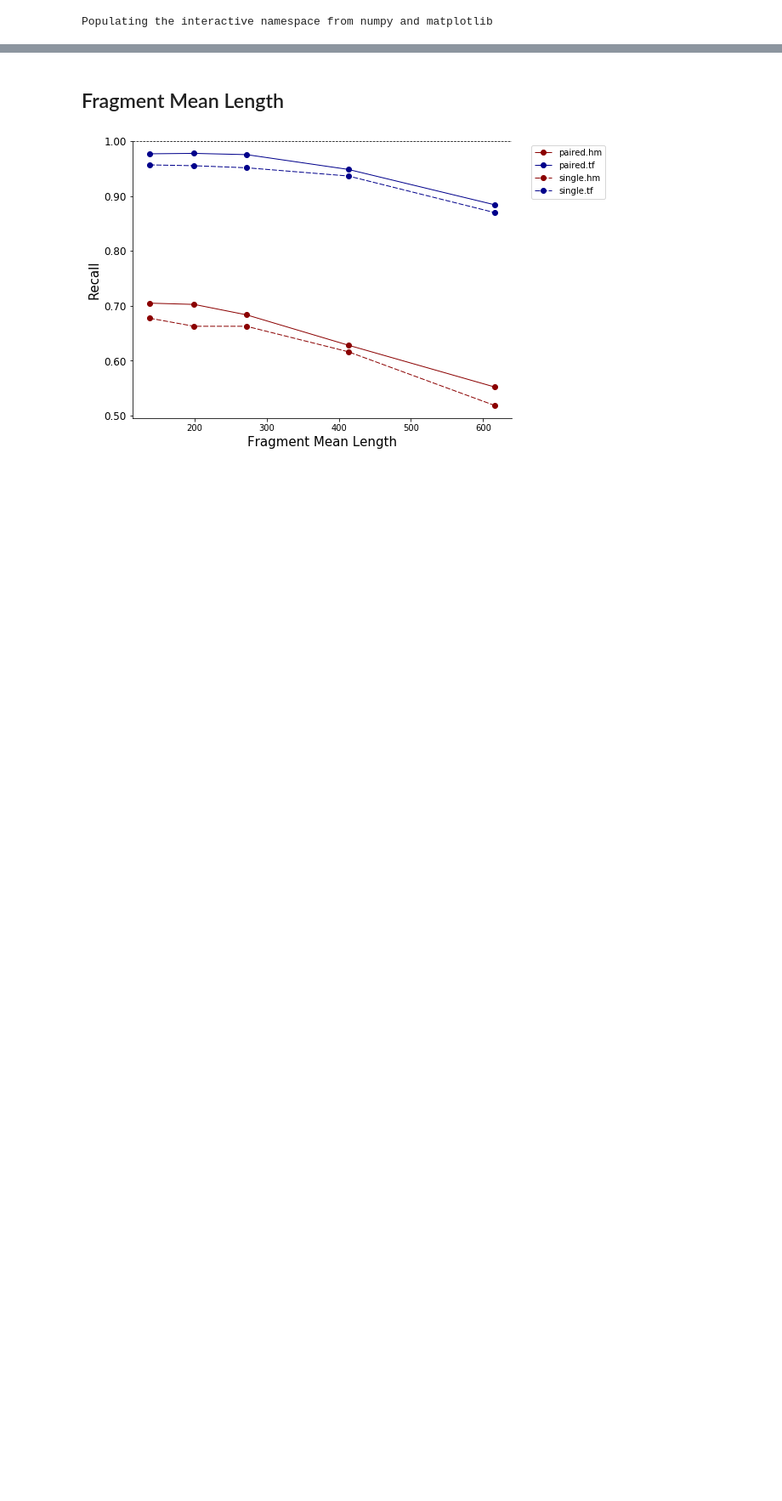
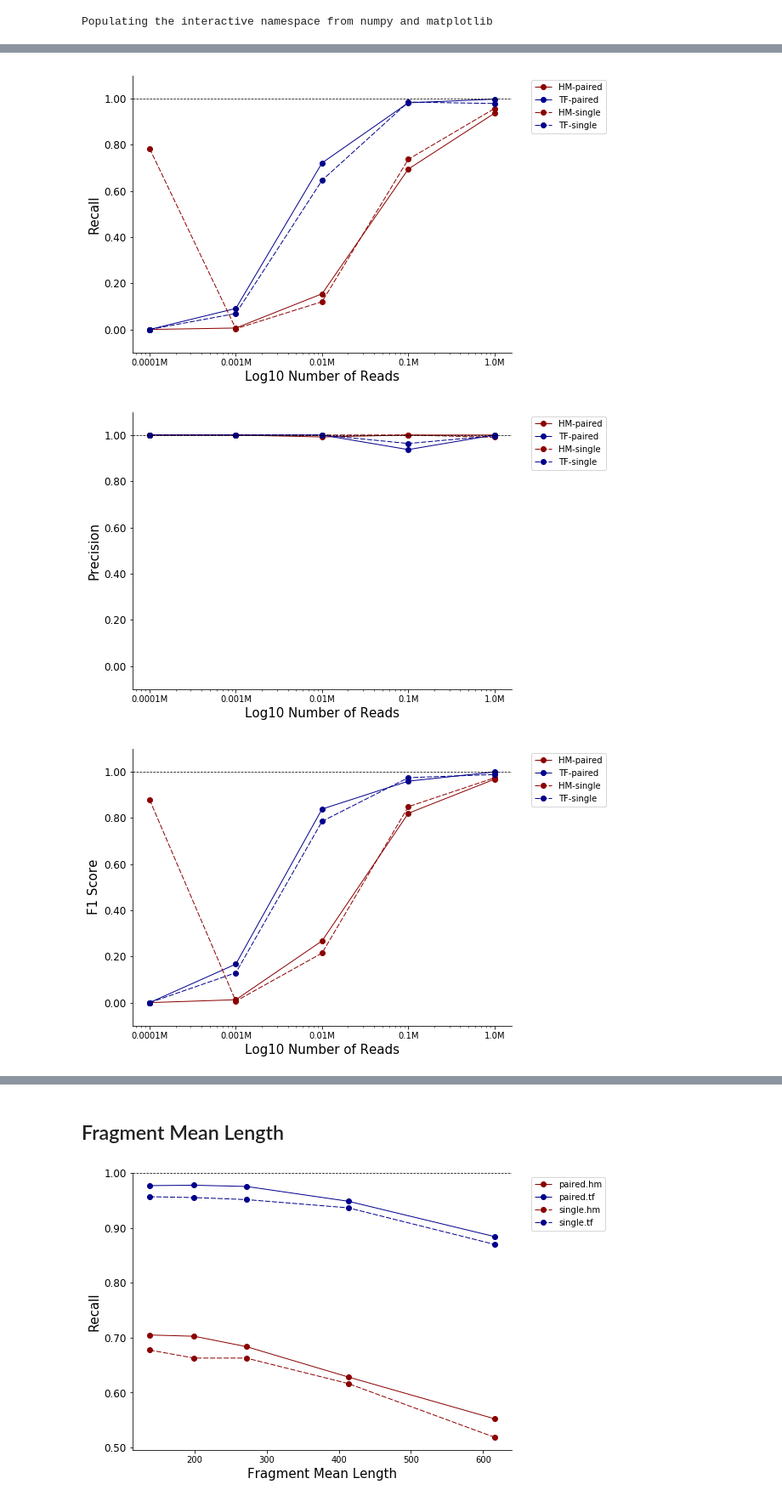
Before and after one commit to gymreklab/chips, a Jupyter notebook: paper-analyses/workflows/fig2-params/Params-analysis.ipynb, the cells around one changed output, grey strips where cells are left out. Shown: that part at 85% size. Drawn from its saved outputs; the diff is of its cells as text; code cells hidden in the pictures; blank space fills up the shorter version.

```diff
--- a/paper-analyses/workflows/fig2-params/Params-analysis.ipynb
+++ b/paper-analyses/workflows/fig2-params/Params-analysis.ipynb
@@ -12,8 +12,16 @@ matplotlib.rcParams['pdf.fonttype'] = 42
 matplotlib.rcParams['ps.fonttype'] = 42
 
 # Paths
-DATADIR="/storage/mlamkin/projects/tulip/paper-analyses/workflows/fig2-params/"
-PDFDIR="/storage/mlamkin/projects/tulip/paper-analyses/workflows/fig2-params/graphs/"
-FIG2COLOR = "darkblue"
+DATADIR="./"
+PDFDIR="pdfs"
+TFCOLOR = "darkblue"
+HMCOLOR = "darkred"
+
+fdash = {
+    "HM-paired": [7,0],
+    "TF-paired": [7,0],
+    "HM-single": [6,2],
+    "TF-single": [6,2],
+}
 # %% [output]
 Populating the interactive namespace from numpy and matplotlib
@@ -19,0 +30,49 @@ Populating the interactive namespace from numpy and matplotlib
+# %%
+FMLDIR = DATADIR + "read-number/"
+
+
+def readnum_plot(yvar, NA=0):
+    fig = plt.figure()
+    fig.set_size_inches((8, 6))
+    ax = fig.add_subplot(111)
+    for factor in fdash.keys():
+        data = pd.read_csv(os.path.join(FMLDIR,"%s.summary_stats_readnum.tab"%factor), sep="\t")
+        data.fillna(NA, inplace=True)
+        data["narrow-F1"] = 2*(data['narrow-recall']*data["narrow-precision"])/(data["narrow-recall"] + data["narrow-precision"])
+        data["broad-F1"] = 2*(data['broad-recall']*data["broad-precision"])/(data["broad-recall"] + data["broad-precision"])
+        if factor.split('-')[0] == 'TF':
+            ax.plot((data["numreads"]), data["narrow-%s"%yvar], linewidth=1,
+                     marker="o", color=TFCOLOR, label=factor, dashes=fdash[factor])
+        else:
+            ax.plot((data["numreads"]), data["broad-%s"%yvar], linewidth=1,
+                     marker="o", color=HMCOLOR, label=factor, dashes=fdash[factor])
+
+    ax.spines['right'].set_visible(False)
+    ax.spines['top'].set_visible(False)
+    ax.yaxis.set_ticks_position('left')
+    ax.xaxis.set_ticks_position('bottom')
+    ax.axhline(y=1.00, linestyle="dashed", color="black", linewidth=0.75)
+    ax.set_ylim(bottom=-0.1, top=1.1)
+    readnums = [100, 1000, 10000, 100000, 1000000]
+    ax.set_xscale('log');
+    ax.set_xticks(readnums)
+    ax.set_xticklabels(["%sM"%(item/1000000) for item in readnums])
+    ax.set_yticklabels(["%0.2f"%item for item in ax.get_yticks()], size=12)
+    ax.set_xlabel("Log10 Number of Reads", size=15)
+    ax.set_yticklabels(["%0.2f"%item for item in ax.get_yticks()], size=12)
+    if yvar == "recall":
+        ax.set_ylabel("Recall", size=15);
+    elif yvar == "precision":
+        ax.set_ylabel("Precision", size=15);
+    else:
+        ax.set_ylabel("F1 Score", size=15);
+    ax.legend(bbox_to_anchor=(1.04, 1), loc="upper left");
+    fig.savefig(os.path.join(PDFDIR, "Fig2a_readnum_%s_ParamsAnalysis.pdf"%yvar))
+
+readnum_plot("recall")
+readnum_plot("precision", NA=1.0)
+readnum_plot("F1", NA=1.0)
+# %% [output]
+[figure, added]
+[figure, added]
+[figure, added]
```
Also changed, not shown: parts of 14 cells of this notebook, 2 other files.
